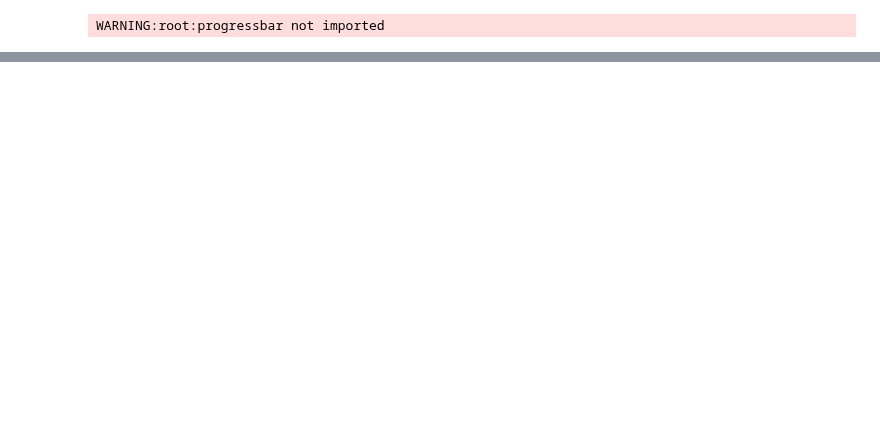
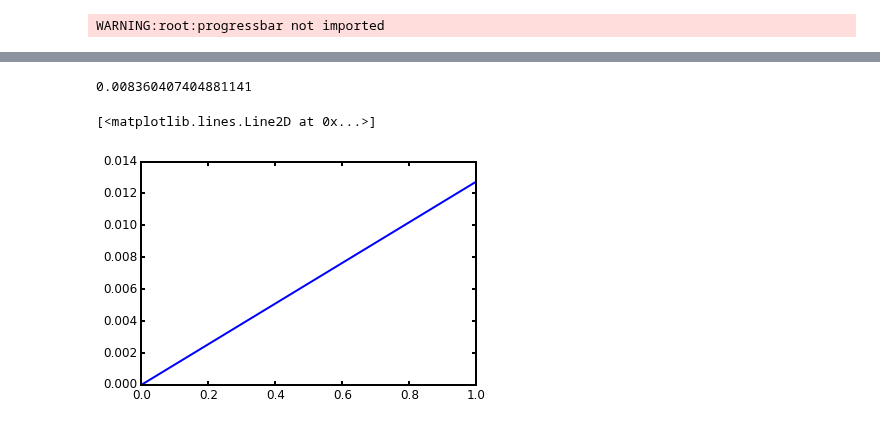
Before and after one commit to timothydmorton/exosyspop, a Jupyter notebook: abc-test.ipynb, the cells around one changed output, grey strips where cells are left out. Saved outputs shown, nothing was run; the diff lists cells and outputs as text; code cells hidden in the pictures; blank space fills up the shorter version.

```diff
--- a/abc-test.ipynb
+++ b/abc-test.ipynb
@@ -224,0 +283,45 @@ isochrones.__version__
+# %%
+pr_eclipse(200)
+# %% [output]
+0.008360407404881141
+# %%
+data = pd.read_hdf('test_catalog.h5')
+period_rng = (20, 1200)
+
+def population_model(theta, period):
+    fB, beta = theta
+    v = fB * np.ones_like(period)
+    beta1 = beta+1
+    v *= period**beta*beta1 / (period_rng[1]**beta1 - period_rng[0]**beta1)
+    return v
+
+period_grid = np.linspace(period_rng[0], period_rng[1], 1000)
+pr_ecl_grid = pr_eclipse(period_grid)
+pr_ecl_data = pr_eclipse(data.period)
+def lnlike(theta):
+    pop = population_model(theta, period_grid) * pr_ecl_grid
+    norm = np.trapz(pop, period_grid)
+    #print(norm)
+    ll = np.sum(np.log(population_model(theta, data.period) * pr_ecl_data)) - norm
+    return ll if np.isfinite(ll) else -np.inf
+
+bounds = [(0,1), (-1.5,0)]
+def lnprob(theta):
+    for t, rng in zip(theta, bounds):
+        if not rng[0] < t < rng[1]:
+            return -np.inf
+    return lnlike(theta)
+# %%
+def lhood_norm(theta):
+    pop = population_model(theta, period_grid) * pr_ecl_grid
+    return np.trapz(pop, period_grid)
+
+fB_grid = np.linspace(0,1,100)
+beta_grid = np.linspace(-1.5,0,101)
+norms = [lhood_norm([fB, -0.95]) for fB in fB_grid]
+#norms = [lhood_norm([0.2, b]) for b in beta_grid]
+plt.plot(fB_grid, norms)
+#plt.plot(beta_grid, norms)
+# %% [output]
+[<matplotlib.lines.Line2D at 0x...>]
+[figure, added]
```
Also changed, not shown: parts of 28 cells of this notebook, 5 other files.
